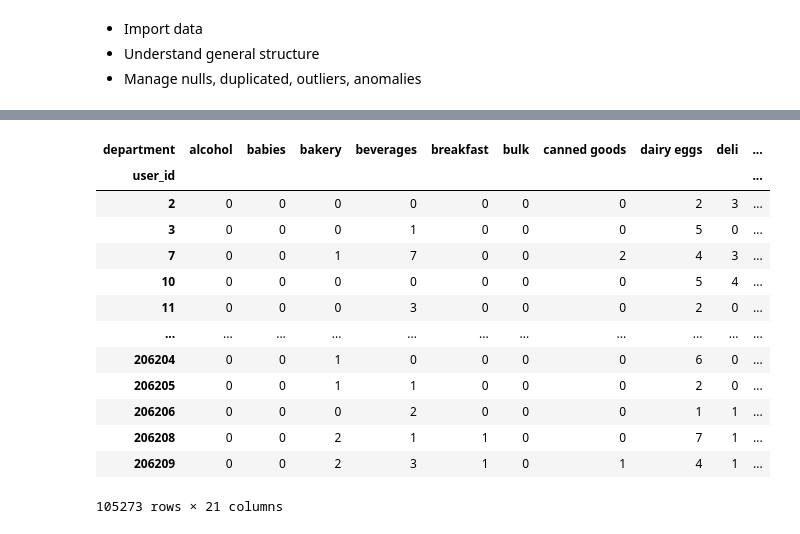
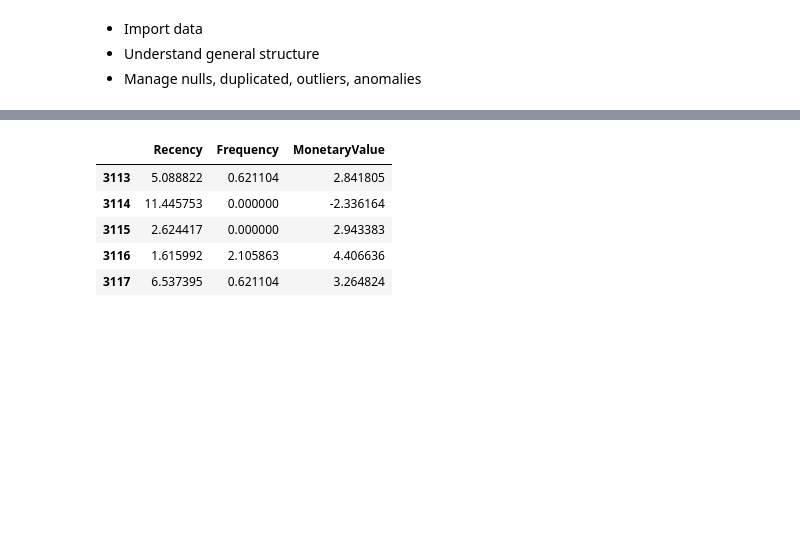
Before and after one commit to PeterLambertGitt/customer_segmentation, a Jupyter notebook: K-means_clustering.ipynb, the cells around one changed output, grey strips where cells are left out. Saved outputs shown, nothing was run; the diff lists cells and outputs as text; code cells hidden in the pictures; blank space fills up the shorter version.

```diff
--- a/K-means_clustering.ipynb
+++ b/K-means_clustering.ipynb
@@ -436,18 +39,2 @@ Noting that 'department' and 'product_name' are categorical so need to be exclud
-# %%
-clst_prd = pd.crosstab(data['user_id'], data['department'])
-clst_prd
-# %% [output]
-| department | alcohol | babies | bakery | beverages | breakfast | bulk | canned goods | dairy eggs | deli | ... |
-| user_id |  |  |  |  |  |  |  |  |  | ... |
-| 2 | 0 | 0 | 0 | 0 | 0 | 0 | 0 | 2 | 3 | ... |
-| 3 | 0 | 0 | 0 | 1 | 0 | 0 | 0 | 5 | 0 | ... |
-| 7 | 0 | 0 | 1 | 7 | 0 | 0 | 2 | 4 | 3 | ... |
-| 10 | 0 | 0 | 0 | 0 | 0 | 0 | 0 | 5 | 4 | ... |
-| 11 | 0 | 0 | 0 | 3 | 0 | 0 | 0 | 2 | 0 | ... |
-| ... | ... | ... | ... | ... | ... | ... | ... | ... | ... | ... |
-| 206204 | 0 | 0 | 1 | 0 | 0 | 0 | 0 | 6 | 0 | ... |
-| 206205 | 0 | 0 | 1 | 1 | 0 | 0 | 0 | 2 | 0 | ... |
-| 206206 | 0 | 0 | 0 | 2 | 0 | 0 | 0 | 1 | 1 | ... |
-| 206208 | 0 | 0 | 2 | 1 | 1 | 0 | 0 | 7 | 1 | ... |
-| 206209 | 0 | 0 | 2 | 3 | 1 | 0 | 1 | 4 | 1 | ... |
-105273 rows × 21 columns
+# %%
+data =  pd.read_excel('data/online_retail.xlsx', index_col=0)
@@ -453,0 +54,13 @@ clst_prd
+# %%
+customers_fix = pd.DataFrame()
+customers_fix["Recency"] = stats.boxcox(customers['Recency'])[0]
+customers_fix["Frequency"] = stats.boxcox(customers['Frequency'])[0]
+customers_fix["MonetaryValue"] = pd.Series(np.cbrt(customers['MonetaryValue'])).values
+customers_fix.tail()
+# %% [output]
+|  | Recency | Frequency | MonetaryValue |
+| 3113 | 5.088822 | 0.621104 | 2.841805 |
+| 3114 | 11.445753 | 0.000000 | -2.336164 |
+| 3115 | 2.624417 | 0.000000 | 2.943383 |
+| 3116 | 1.615992 | 2.105863 | 4.406636 |
+| 3117 | 6.537395 | 0.621104 | 3.264824 |
```
Also changed, not shown: parts of 71 cells of this notebook, 2 other files.
